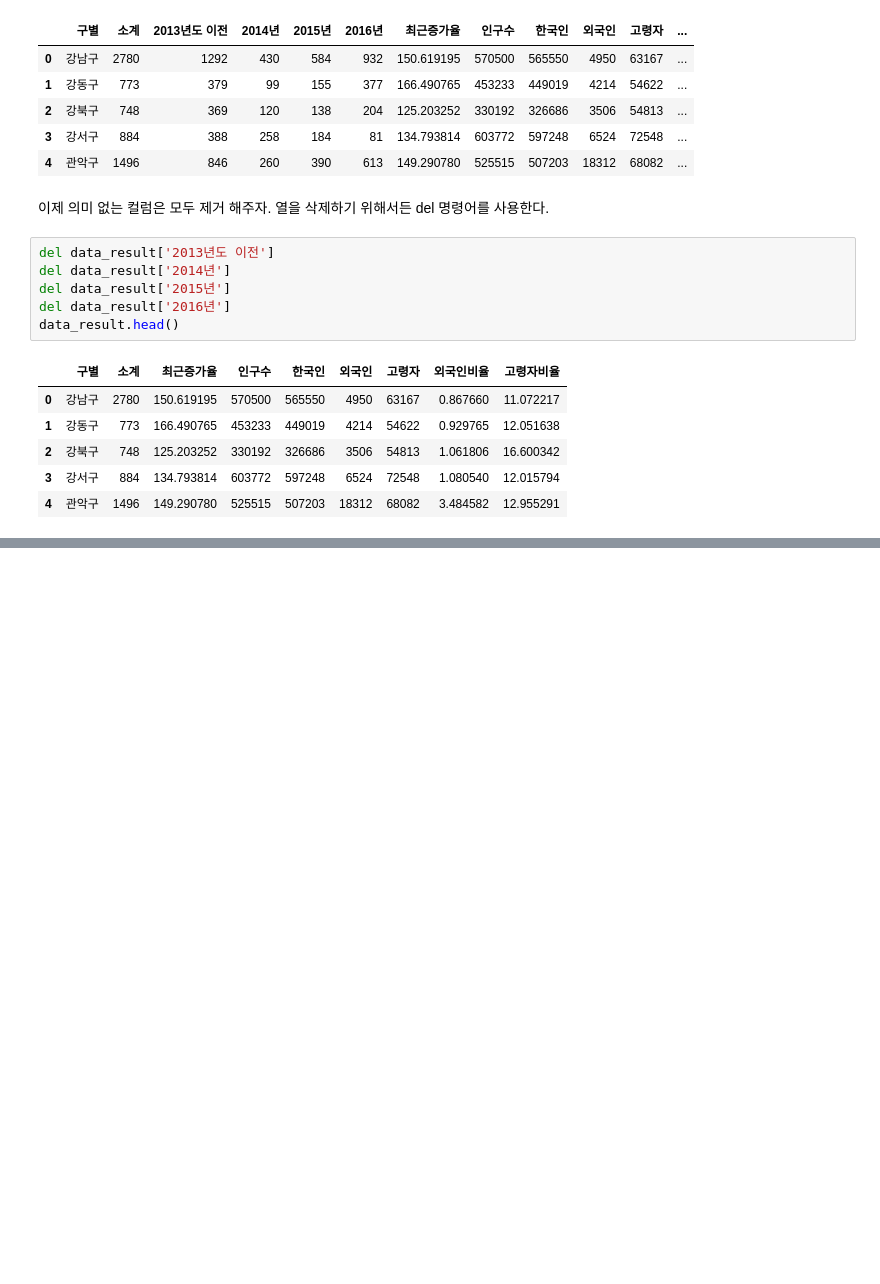
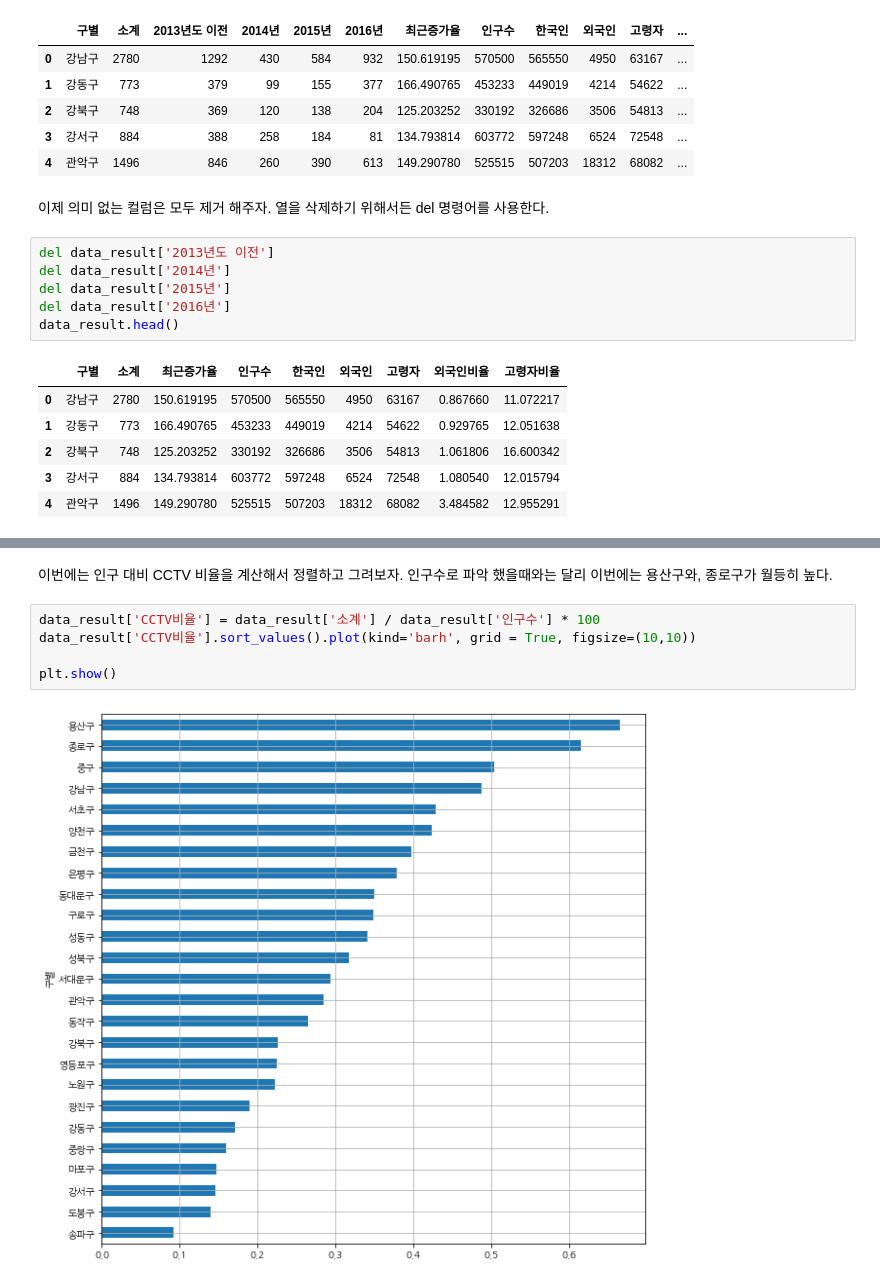
Before and after one commit to Unfinishedgod/preprocessing_data_python, a Jupyter notebook: Seoul_pop_CCTV.ipynb, the cells around one changed output, grey strips where cells are left out. Drawn from its saved outputs; the diff is of its cells as text; blank space fills up the shorter version.

```diff
--- a/Seoul_pop_CCTV.ipynb
+++ b/Seoul_pop_CCTV.ipynb
@@ -290,0 +385,9 @@ data_result.head()
+# %% [markdown]
+이번에는 인구 대비 CCTV 비율을 계산해서 정렬하고 그려보자. 인구수로 파악 했을때와는 달리 이번에는 용산구와, 종로구가 월등히 높다.
+# %%
+data_result['CCTV비율'] = data_result['소계'] / data_result['인구수'] * 100
+data_result['CCTV비율'].sort_values().plot(kind='barh', grid = True, figsize=(10,10))
+
+plt.show()
+# %% [output]
+[figure, added]
```
Also changed, not shown: parts of 19 cells of this notebook.
